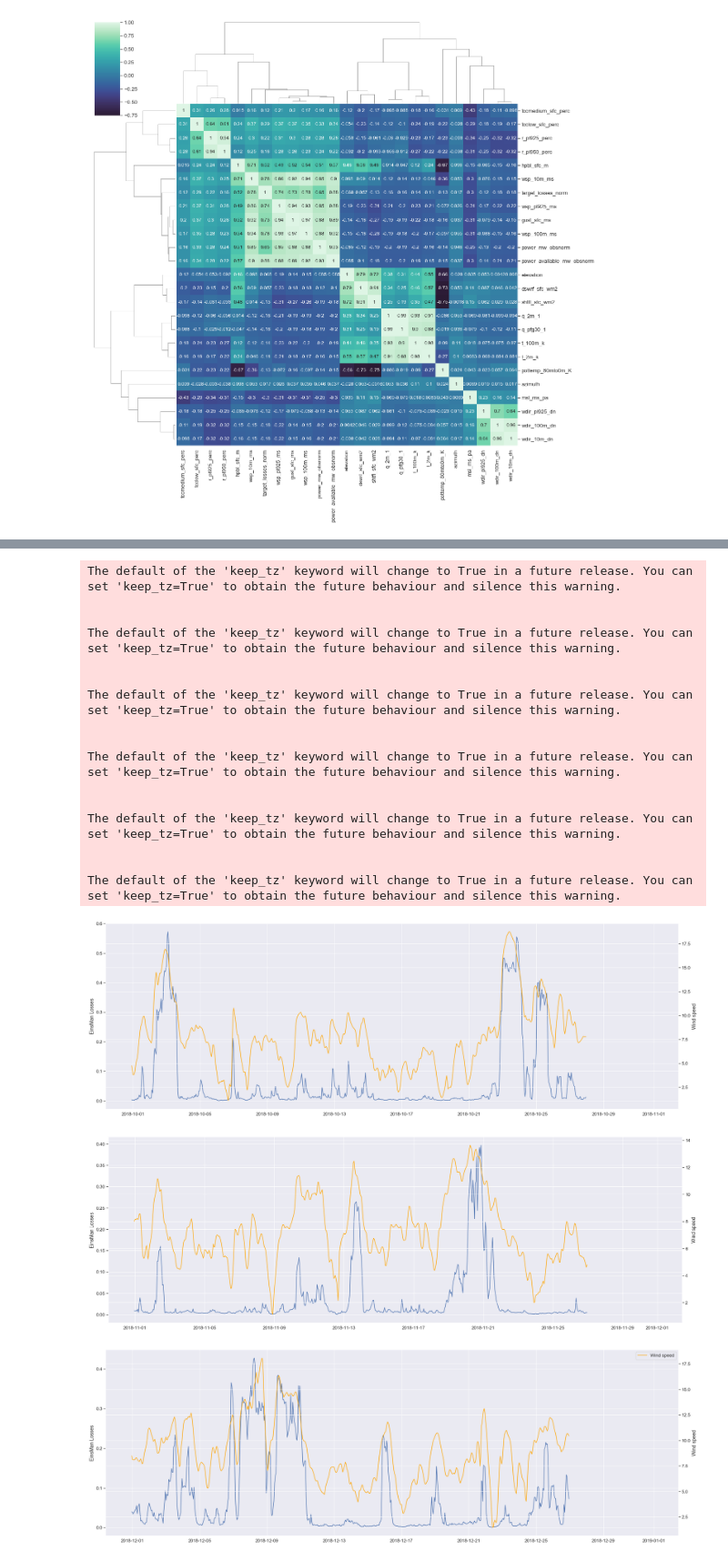
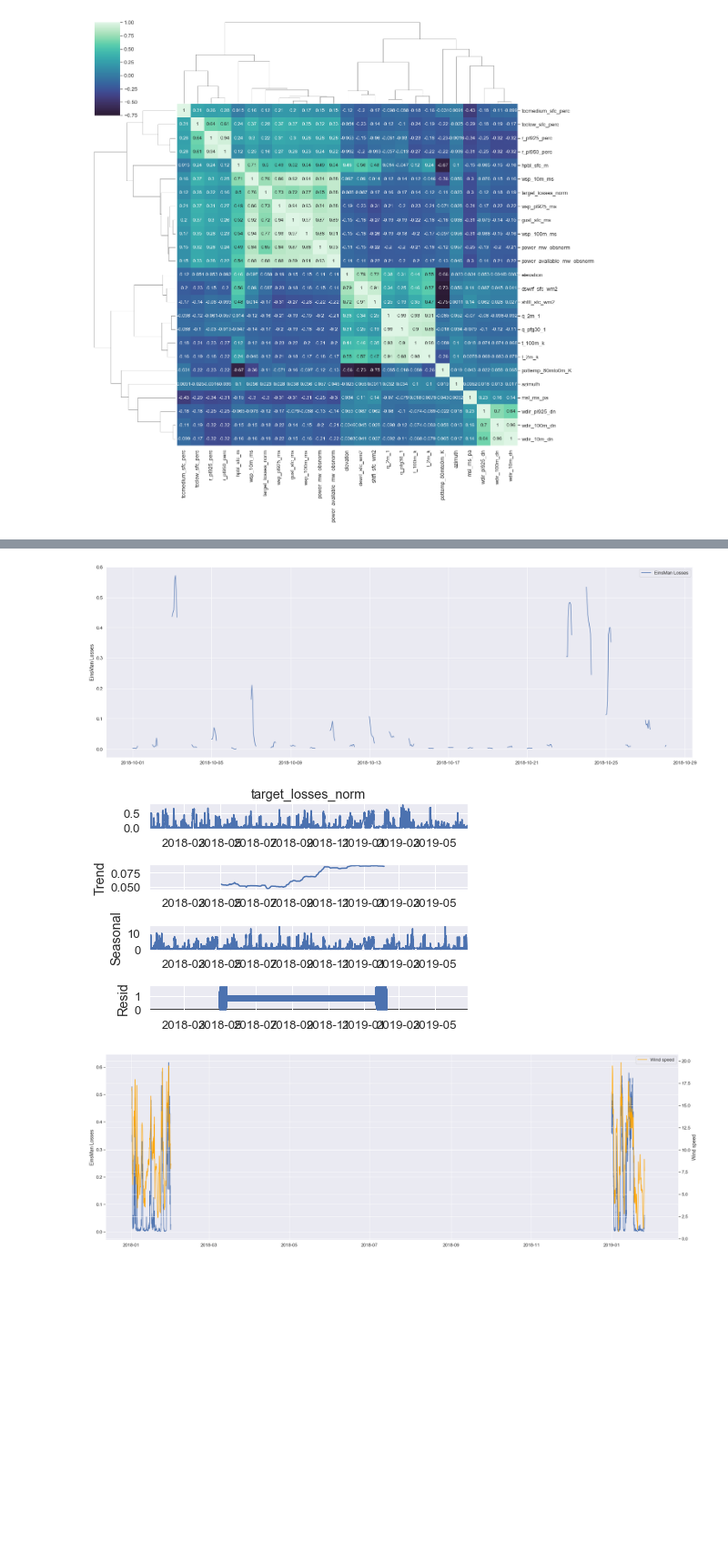
Before and after one commit to matthiswe/EinsMan-Ausfallarbeit, a Jupyter notebook: Capstone_Quadra_Energy EDA.ipynb, the cells around one changed output, grey strips where cells are left out. Shown at 91% size. Cells and saved outputs as stored; diff of their text form; code cells hidden in the pictures; blank space fills up the shorter version.

```diff
--- a/Capstone_Quadra_Energy EDA.ipynb
+++ b/Capstone_Quadra_Energy EDA.ipynb
@@ -76,7 +78,7 @@ with open('griddata_gfs_us_20180101_20190826_03_final.p', 'rb') as f:
 df_fin = df_fin.rename(columns={'r_pl925_%': 'r_pl925_perc','r_pl950_%': 'r_pl950_perc',
                         'tcclow_sfc_%': 'tcclow_sfc_perc','tccmedium_sfc_%': 'tccmedium_sfc_perc'})
 # converting to actual timezone
-df_fin.index = df_fin.index.tz_convert(tz='Europe/Berlin').to_series(keep_tz=True)
+df_fin.index = df_fin.index.tz_localize(None).to_series(keep_tz=True)
 
 # resampling to a time range of 15 minutes and interpolate between the hourly values
 df_fin = df_fin.resample('10min', axis='index').interpolate()
@@ -95,7 +97,7 @@ with open('obs_20180101_20190625_03_final_normed.p', 'rb') as f:
     df_norm = u.load()
 # %%
 # converting to the same timezone as the first dataframe
-df_norm.index = df_norm.index.tz_convert(tz='Europe/Berlin').to_series(keep_tz=True)
+df_norm.index = df_norm.index.tz_localize(None).to_series(keep_tz=True)
 
 # resample
 # df_norm = df_norm.resample('H').mean()
@@ -343,39 +317,44 @@ The default of the 'keep_tz' keyword will change to True in a future release. Yo
 [figure]
 [figure]
 [figure]
+# %%
+month = ['October']
+for i in month:
+    fig, ax1 = plt.subplots(figsize=(30,10))
+    data = df.between_time('00:00','06:00')
+    data = data.query('{} == 1'.format(i))
+
+    avail = data['target_losses_norm'].resample('H').mean()
+    ax1.plot(avail,scalex='autoscale', label='EinsMan Losses')
+    ax1.set_ylabel('EinsMan Losses')
+plt.legend()
+plt.show()
+# %% [output]
+[figure, added]
+# %%
+series = pd.Series(df['target_losses_norm'],index=df.index)
+result = seasonal_decompose(series, model='multiplicative',period=35000)
+result.plot()
+
+plt.show()
+# %% [output]
+[figure, added]
 # %%
+month = ['January']
 for i in month:
     fig, ax1 = plt.subplots(figsize=(30,10))
     data = df.query('{} == 1'.format(i))
     avail = data['target_losses_norm'].resample('H').mean()
     ax1.plot(avail,scalex='autoscale', label='EinsMan Losses')
     ax1.set_ylabel('EinsMan Losses')
     ax2 = ax1.twinx()
     wsp = data['wsp_100m_ms'].resample('H').mean()
     ax2.set_ylabel('Wind speed')
     ax2.plot(wsp,color='orange', label='Wind speed')
 plt.legend()
 plt.show()
 # %% [output]
-The default of the 'keep_tz' keyword will change to True in a future release. You can set 'keep_tz=True' to obtain the future behaviour and silence this warning.
-
-
-The default of the 'keep_tz' keyword will change to True in a future release. You can set 'keep_tz=True' to obtain the future behaviour and silence this warning.
-
-
-The default of the 'keep_tz' keyword will change to True in a future release. You can set 'keep_tz=True' to obtain the future behaviour and silence this warning.
-
-
-The default of the 'keep_tz' keyword will change to True in a future release. You can set 'keep_tz=True' to obtain the future behaviour and silence this warning.
-
-
-The default of the 'keep_tz' keyword will change to True in a future release. You can set 'keep_tz=True' to obtain the future behaviour and silence this warning.
-
-
-The default of the 'keep_tz' keyword will change to True in a future release. You can set 'keep_tz=True' to obtain the future behaviour and silence this warning.
-[figure, old version]
+[figure, new version]
-[figure, removed]
-[figure, removed]
 # %%
 wsp = ['wsp_100m_ms','wsp_10m_ms','wsp_pl925_ms']
 for i in wsp:
```
Also changed, not shown: parts of 10 cells of this notebook, 1 other file.
